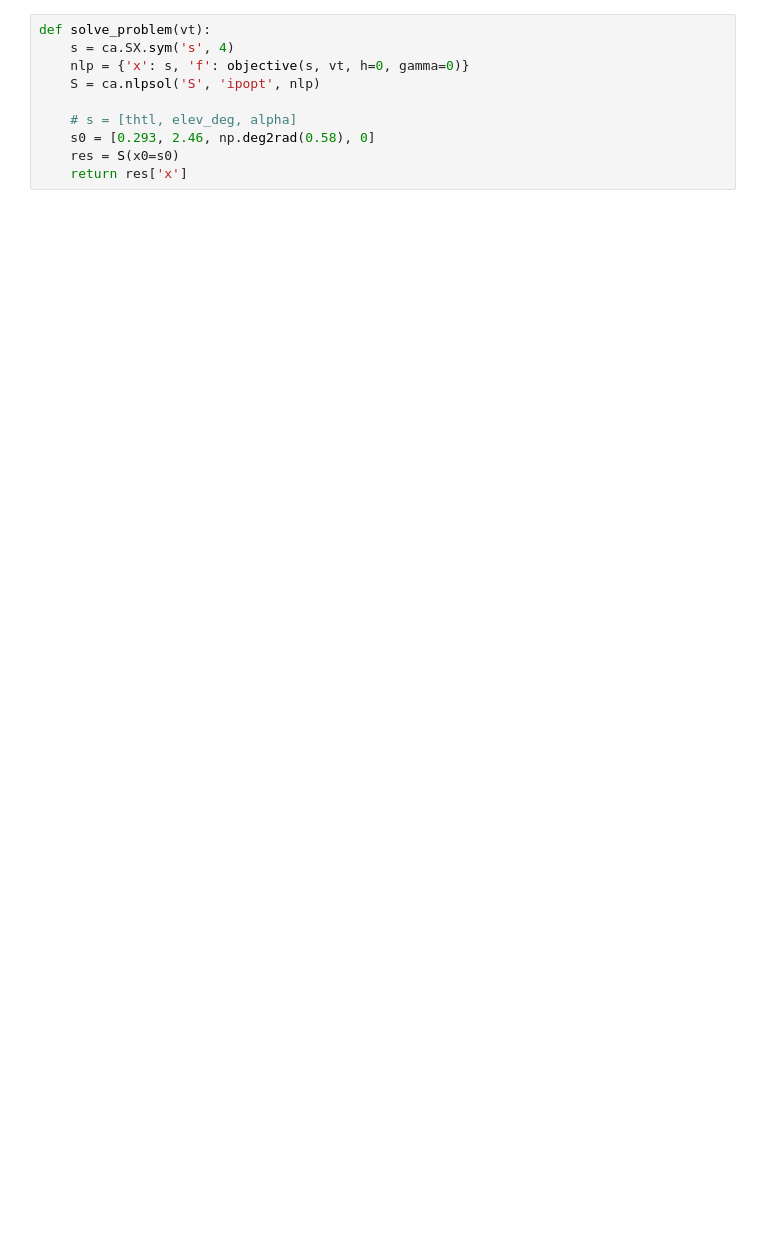
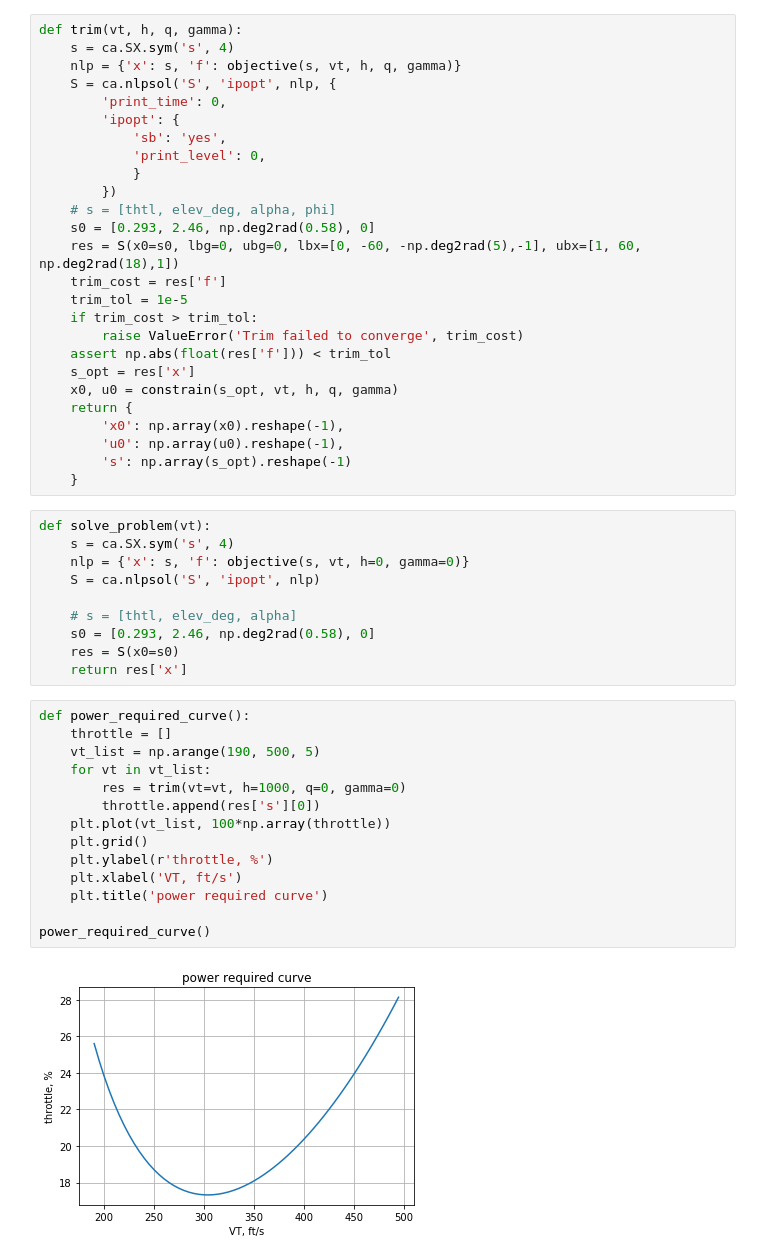
Before and after one commit to jgoppert/aae497-f19, a Jupyter notebook: homework/HW3.ipynb, the cells around one changed output. Cells and saved outputs as stored; diff of their text form; blank space fills up the shorter version.

```diff
--- a/homework/HW3.ipynb
+++ b/homework/HW3.ipynb
@@ -110,4 +113,30 @@ def objective(s, vt, h, gamma):
     return trim_cost(x, u)
+# %%
+def trim(vt, h, q, gamma):
+    s = ca.SX.sym('s', 4)
+    nlp = {'x': s, 'f': objective(s, vt, h, q, gamma)}
+    S = ca.nlpsol('S', 'ipopt', nlp, {
+        'print_time': 0,
+        'ipopt': {
+            'sb': 'yes',
+            'print_level': 0,
+            }
+        })
+    # s = [thtl, elev_deg, alpha, phi]
+    s0 = [0.293, 2.46, np.deg2rad(0.58), 0]
+    res = S(x0=s0, lbg=0, ubg=0, lbx=[0, -60, -np.deg2rad(5),-1], ubx=[1, 60, np.deg2rad(18),1])
+    trim_cost = res['f']
+    trim_tol = 1e-5
+    if trim_cost > trim_tol:
+        raise ValueError('Trim failed to converge', trim_cost)
+    assert np.abs(float(res['f'])) < trim_tol
+    s_opt = res['x']
+    x0, u0 = constrain(s_opt, vt, h, q, gamma)
+    return {
+        'x0': np.array(x0).reshape(-1),
+        'u0': np.array(u0).reshape(-1),
+        's': np.array(s_opt).reshape(-1)
+    }
 # %%
 def solve_problem(vt):
     s = ca.SX.sym('s', 4)
@@ -118,3 +147,19 @@ def solve_problem(vt):
     s0 = [0.293, 2.46, np.deg2rad(0.58), 0]
     res = S(x0=s0)
     return res['x']
+# %%
+def power_required_curve():
+    throttle = []
+    vt_list = np.arange(190, 500, 5)
+    for vt in vt_list:
+        res = trim(vt=vt, h=1000, q=0, gamma=0)
+        throttle.append(res['s'][0])
+    plt.plot(vt_list, 100*np.array(throttle))
+    plt.grid()
+    plt.ylabel(r'throttle, %')
+    plt.xlabel('VT, ft/s')
+    plt.title('power required curve')
+
+power_required_curve()
+# %% [output]
+[figure, added]
```
Also changed, not shown: parts of 12 cells of this notebook, 1 other file.
